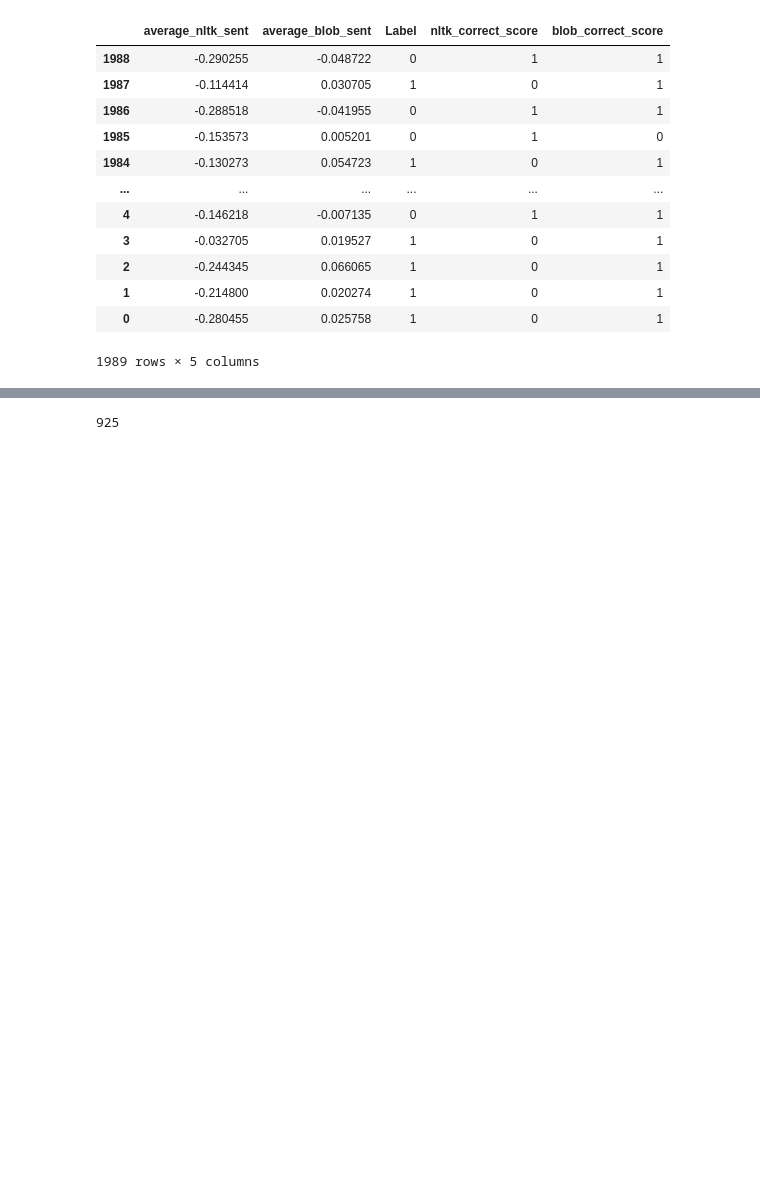
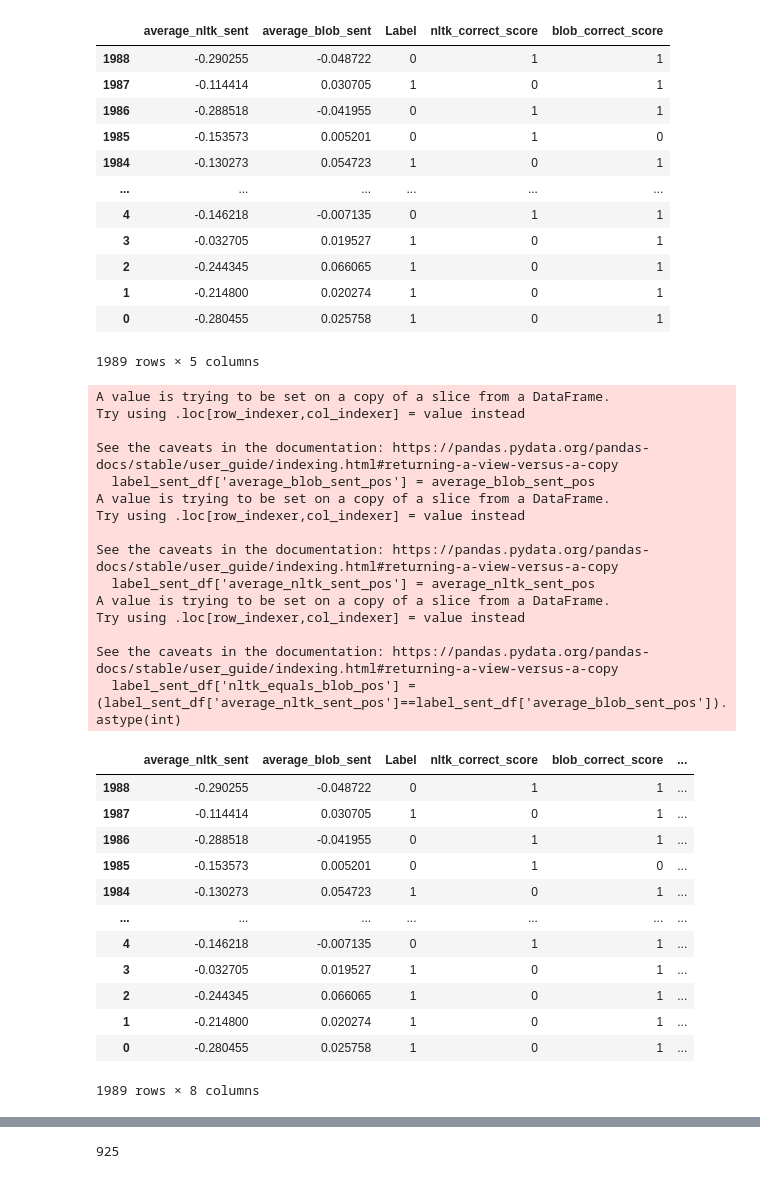
Before and after one commit to yuanfengli168/IMT575_DS, a Jupyter notebook: GroupAssignmentDraft.ipynb, the cells around one changed output, grey strips where cells are left out. Cells and saved outputs as stored; diff of their text form; code cells hidden in the pictures; blank space fills up the shorter version.

```diff
--- a/GroupAssignmentDraft.ipynb
+++ b/GroupAssignmentDraft.ipynb
@@ -540,3 +540,62 @@ See the caveats in the documentation: https://pandas.pydata.org/pandas-docs/stab
 | 1 | -0.214800 | 0.020274 | 1 | 0 | 1 |
 | 0 | -0.280455 | 0.025758 | 1 | 0 | 1 |
 1989 rows × 5 columns
+# %%
+import numpy as np
+
+average_blob_sent_pos = []
+for x in label_sent_df['average_blob_sent']:
+    if x > 0:
+        average_blob_sent_pos.append(1)
+    else:
+        average_blob_sent_pos.append(0)
+
+label_sent_df['average_blob_sent_pos'] = average_blob_sent_pos
+
+average_nltk_sent_pos = []
+for x in label_sent_df['average_nltk_sent']:
+    if x > 0:
+        average_nltk_sent_pos.append(1)
+    else:
+        average_nltk_sent_pos.append(0)
+
+label_sent_df['average_nltk_sent_pos'] = average_nltk_sent_pos
+
+
+label_sent_df['nltk_equals_blob_pos'] = (label_sent_df['average_nltk_sent_pos']==label_sent_df['average_blob_sent_pos']).astype(int)
+
+#df['bin_crnn'] = (df['crnn_pred']==df['manual_raw_value']).astype(int)
+
+
+
+
+label_sent_df
+# %% [output]
+A value is trying to be set on a copy of a slice from a DataFrame.
+Try using .loc[row_indexer,col_indexer] = value instead
+
+See the caveats in the documentation: https://pandas.pydata.org/pandas-docs/stable/user_guide/indexing.html#returning-a-view-versus-a-copy
+  label_sent_df['average_blob_sent_pos'] = average_blob_sent_pos
+A value is trying to be set on a copy of a slice from a DataFrame.
+Try using .loc[row_indexer,col_indexer] = value instead
+
+See the caveats in the documentation: https://pandas.pydata.org/pandas-docs/stable/user_guide/indexing.html#returning-a-view-versus-a-copy
+  label_sent_df['average_nltk_sent_pos'] = average_nltk_sent_pos
+A value is trying to be set on a copy of a slice from a DataFrame.
+Try using .loc[row_indexer,col_indexer] = value instead
+
+See the caveats in the documentation: https://pandas.pydata.org/pandas-docs/stable/user_guide/indexing.html#returning-a-view-versus-a-copy
+  label_sent_df['nltk_equals_blob_pos'] = (label_sent_df['average_nltk_sent_pos']==label_sent_df['average_blob_sent_pos']).astype(int)
+|  | average_nltk_sent | average_blob_sent | Label | nltk_correct_score | blob_correct_score | ... |
+| 1988 | -0.290255 | -0.048722 | 0 | 1 | 1 | ... |
+| 1987 | -0.114414 | 0.030705 | 1 | 0 | 1 | ... |
+| 1986 | -0.288518 | -0.041955 | 0 | 1 | 1 | ... |
+| 1985 | -0.153573 | 0.005201 | 0 | 1 | 0 | ... |
+| 1984 | -0.130273 | 0.054723 | 1 | 0 | 1 | ... |
+| ... | ... | ... | ... | ... | ... | ... |
+| 4 | -0.146218 | -0.007135 | 0 | 1 | 1 | ... |
+| 3 | -0.032705 | 0.019527 | 1 | 0 | 1 | ... |
+| 2 | -0.244345 | 0.066065 | 1 | 0 | 1 | ... |
+| 1 | -0.214800 | 0.020274 | 1 | 0 | 1 | ... |
+| 0 | -0.280455 | 0.025758 | 1 | 0 | 1 | ... |
+1989 rows × 8 columns
```
Also changed, not shown: parts of 1 cell of this notebook.
